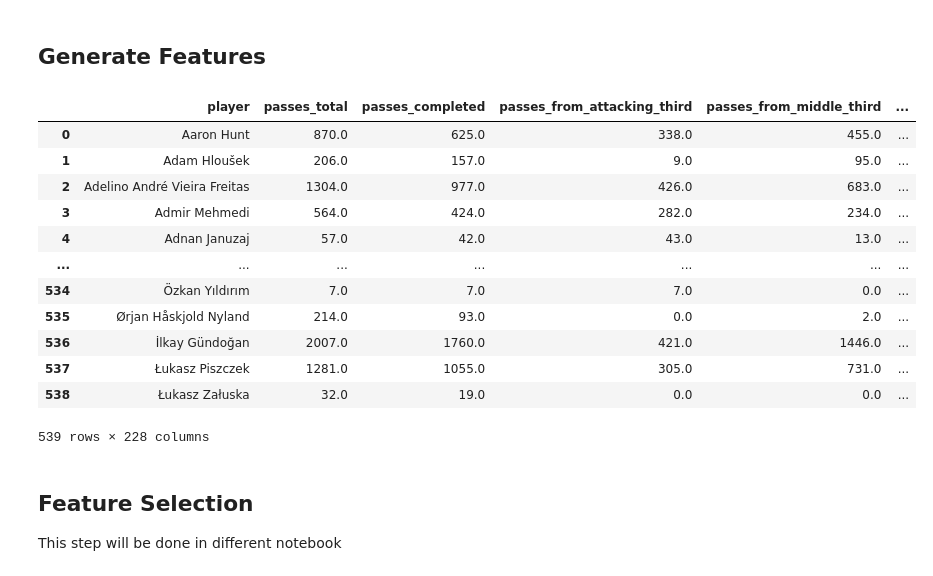
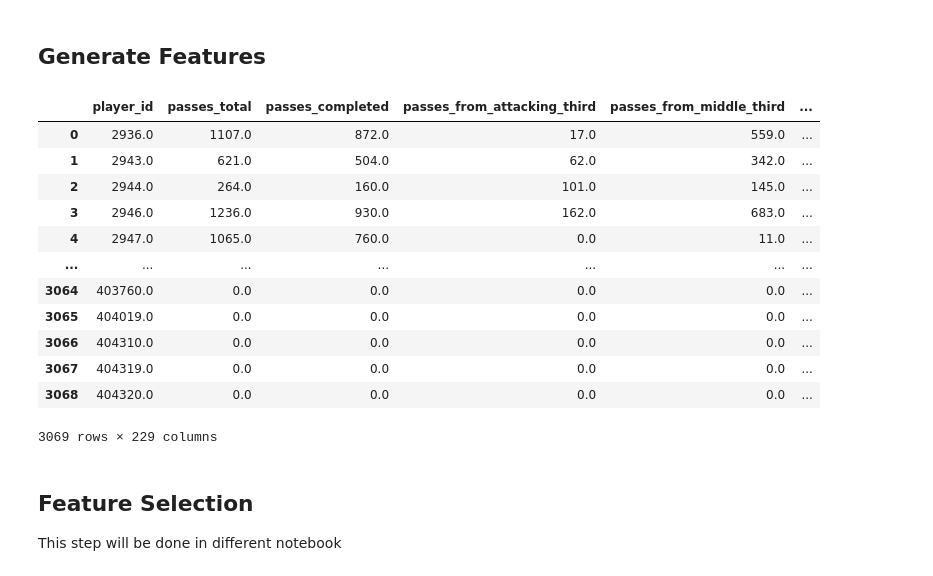
Before and after one commit to allorenz/football-player-similarity, a Jupyter notebook: src/notebooks/feature_passing.ipynb, the cells around one changed output. Drawn from its saved outputs; the diff is of its cells as text; code cells hidden in the pictures.

Commit message:
using player_id

```diff
--- a/src/notebooks/feature_passing.ipynb
+++ b/src/notebooks/feature_passing.ipynb
@@ -15,11 +15,11 @@ from scripts.dataloader import Dataloader
 
 PI = math.pi
 
-dataloader = Dataloader(league="bundesliga")
+dataloader = Dataloader(file_path="../../data/new_approach/new_all_leagues.parquet")
 dataloader.load_data()
-df = dataloader.get_dimension(dimension="passing")
-df.columns
+df = dataloader.get_dimension("passing")
 
 # load standard stats
-standard_stats = pd.read_csv("../../data/standard_stats.csv").loc[:,["player","full_match_equivalents"]]
+standard_stats = pd.read_csv("../../data/new_approach/standard_stats_all.csv").loc[:,["player","player_id","full_match_equivalents"]]
+standard_stats
 # %% [output]
@@ -311,7 +324,7 @@ def player_pressure_grouping(df, standard_stats):
     df_with_flags['low_horizontal_into_box'] = ((df['pass_height'] == "Ground Pass") & df_with_flags['horizontal_into_box'])
 
 
-    player_under_pressure_grouping = df_with_flags.groupby(['player', 'under_pressure']).agg(
+    player_under_pressure_grouping = df_with_flags.groupby(['player_id', 'under_pressure']).agg(
         passes_total=('player', 'count'),
         passes_completed=('is_completed', 'sum'),
         passes_from_attacking_third=('is_attacking_third', 'sum'),
@@ -367,13 +380,13 @@ def player_pressure_grouping(df, standard_stats):
 
     player_under_pressure_grouping["key_passes"] = player_under_pressure_grouping['passes_shot_assist'] + player_under_pressure_grouping['passes_goal_assist']
 
-    total_stats = player_under_pressure_grouping.groupby('player').sum()
+    total_stats = player_under_pressure_grouping.groupby('player_id').sum()
     player_under_pressure_grouping = player_under_pressure_grouping.add_prefix('up_')
     player_under_pressure_grouping = player_under_pressure_grouping.reset_index()
     player_under_pressure_grouping = player_under_pressure_grouping[player_under_pressure_grouping["under_pressure"] == True]
     player_under_pressure_grouping = player_under_pressure_grouping.drop("under_pressure", axis=1)
 
-    player_stats = pd.merge(left=total_stats, right=player_under_pressure_grouping, on="player")
+    player_stats = pd.merge(left=total_stats, right=player_under_pressure_grouping, on="player_id")
 
     ### calculate relative values ###
 
@@ -399,50 +412,50 @@ def player_pressure_grouping(df, standard_stats):
         ("passes_cuts_last_line_of_defence","passes_cuts_last_line_of_defence_completed", "pass_accuracy_cuts_last_line_of_defence_%")
     ] # pass_accuracy_cuts_last_line_of_defence
 
     for a, b, c in calculation_pairs:
         player_stats[c] = (player_stats[f'{a}'] / player_stats[f'{b}'])
         # replace inf
         player_stats[c] = player_stats[c].replace([np.inf, -np.inf], 0)
 
 
     ###  calcuate stats per match ###
 
     # merge standard stats with absolute values (result_df)
     absolute_column_values = [col for col in player_stats.columns if not col.endswith("_%") ]
-    df_stats_per_game = pd.merge(left=standard_stats, right=player_stats[absolute_column_values],on="player",how="left")
+    df_stats_per_game = pd.merge(left=standard_stats, right=player_stats[absolute_column_values],on="player_id",how="left")
     df_stats_per_game = df_stats_per_game.fillna(0)
 
     # calcuate stats per match and add to result_df
-    for col in df_stats_per_game.drop(["player", "full_match_equivalents"], axis=1).columns:
+    for col in df_stats_per_game.drop(["player", "player_id", "full_match_equivalents"], axis=1).columns:
         col_name = f"{col}_per_match"
         df_stats_per_game[col_name] = (df_stats_per_game[col] / 90).round(3)
 
     # keep only per match stats
-    column_per_match = [col for col in df_stats_per_game.columns if col.endswith("_per_match") or col=="player" ]
+    column_per_match = [col for col in df_stats_per_game.columns if col.endswith("_per_match") or col=="player" or col=="player_id" ]
     df_stats_per_game = df_stats_per_game[column_per_match]
 
     # merge: abosulte, relative, per game values
-    player_stats = pd.merge(left=player_stats, right=df_stats_per_game, on="player", how="right")
+    player_stats = pd.merge(left=player_stats, right=df_stats_per_game, on="player_id", how="right")
     player_stats = player_stats.fillna(0)
 
     return player_stats
 
 result_df = player_pressure_grouping(df, standard_stats)
 result_df
 # %% [output]
-|  | player | passes_total | passes_completed | passes_from_attacking_third | passes_from_middle_third | ... |
-| 0 | Aaron Hunt | 870.0 | 625.0 | 338.0 | 455.0 | ... |
-| 1 | Adam Hloušek | 206.0 | 157.0 | 9.0 | 95.0 | ... |
-| 2 | Adelino André Vieira Freitas | 1304.0 | 977.0 | 426.0 | 683.0 | ... |
-| 3 | Admir Mehmedi | 564.0 | 424.0 | 282.0 | 234.0 | ... |
-| 4 | Adnan Januzaj | 57.0 | 42.0 | 43.0 | 13.0 | ... |
+|  | player_id | passes_total | passes_completed | passes_from_attacking_third | passes_from_middle_third | ... |
+| 0 | 2936.0 | 1107.0 | 872.0 | 17.0 | 559.0 | ... |
+| 1 | 2943.0 | 621.0 | 504.0 | 62.0 | 342.0 | ... |
+| 2 | 2944.0 | 264.0 | 160.0 | 101.0 | 145.0 | ... |
+| 3 | 2946.0 | 1236.0 | 930.0 | 162.0 | 683.0 | ... |
+| 4 | 2947.0 | 1065.0 | 760.0 | 0.0 | 11.0 | ... |
 | ... | ... | ... | ... | ... | ... | ... |
-| 534 | Özkan Yıldırım | 7.0 | 7.0 | 7.0 | 0.0 | ... |
-| 535 | Ørjan Håskjold Nyland | 214.0 | 93.0 | 0.0 | 2.0 | ... |
-| 536 | İlkay Gündoğan | 2007.0 | 1760.0 | 421.0 | 1446.0 | ... |
-| 537 | Łukasz Piszczek | 1281.0 | 1055.0 | 305.0 | 731.0 | ... |
-| 538 | Łukasz Załuska | 32.0 | 19.0 | 0.0 | 0.0 | ... |
+| 3064 | 403760.0 | 0.0 | 0.0 | 0.0 | 0.0 | ... |
+| 3065 | 404019.0 | 0.0 | 0.0 | 0.0 | 0.0 | ... |
+| 3066 | 404310.0 | 0.0 | 0.0 | 0.0 | 0.0 | ... |
+| 3067 | 404319.0 | 0.0 | 0.0 | 0.0 | 0.0 | ... |
+| 3068 | 404320.0 | 0.0 | 0.0 | 0.0 | 0.0 | ... |
-539 rows × 228 columns
+3069 rows × 229 columns
 # %% [markdown]
 ## __Feature Selection__
 This step will be done in different notebook
```
Also changed, not shown: parts of 3 cells of this notebook, 12 other files.
